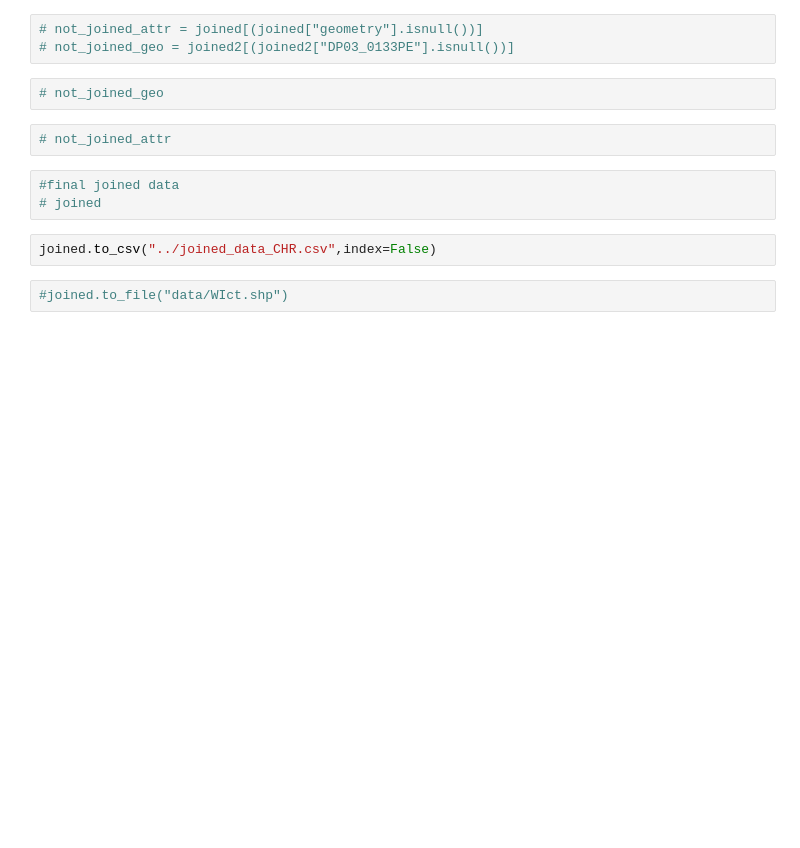
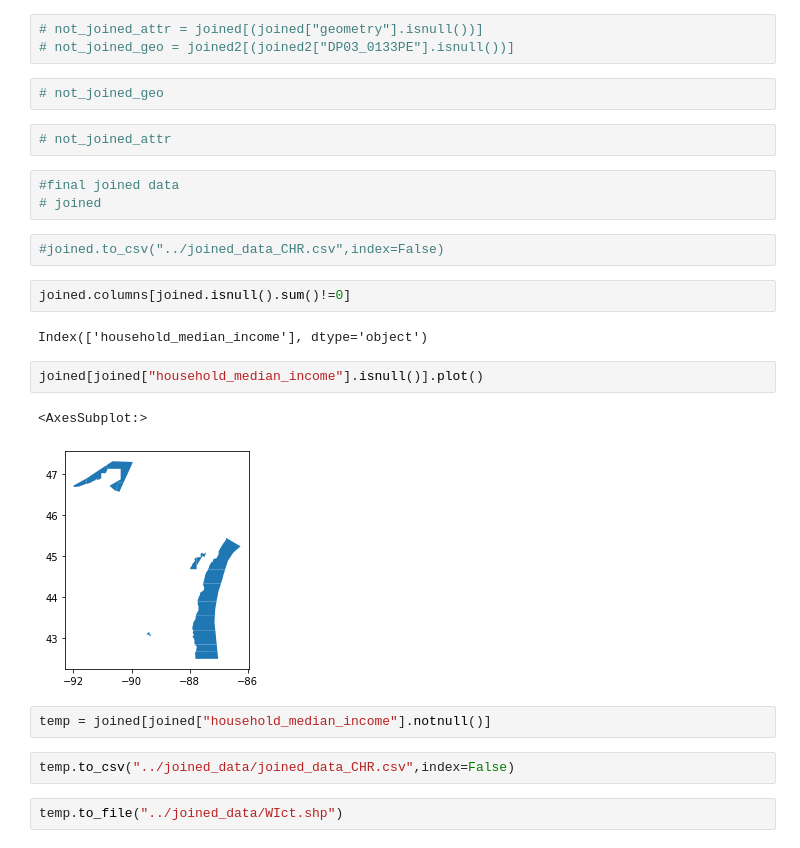
Before and after one commit to ychen884/STICC-GCC, a Jupyter notebook: STICC-part/process_data_filtered.ipynb, the cells around one changed output. Saved outputs shown, nothing was run; the diff lists cells and outputs as text; blank space fills up the shorter version.

Commit message:
removed useless ct in filtered joined data

```diff
--- a/STICC-part/process_data_filtered.ipynb
+++ b/STICC-part/process_data_filtered.ipynb
@@ -139,6 +139,19 @@ joined[joined["geometry"].isnull()]
 #final joined data
 # joined
 # %%
-joined.to_csv("../joined_data_CHR.csv",index=False)
+#joined.to_csv("../joined_data_CHR.csv",index=False)
+# %%
+joined.columns[joined.isnull().sum()!=0]
+# %% [output]
+Index(['household_median_income'], dtype='object')
+# %%
+joined[joined["household_median_income"].isnull()].plot()
+# %% [output]
+<AxesSubplot:>
+[figure, added]
+# %%
+temp = joined[joined["household_median_income"].notnull()]
+# %%
+temp.to_csv("../joined_data/joined_data_CHR.csv",index=False)
 # %%
-#joined.to_file("data/WIct.shp")
+temp.to_file("../joined_data/WIct.shp")
```
Also changed, not shown: parts of 5 cells of this notebook, 5 other files.
